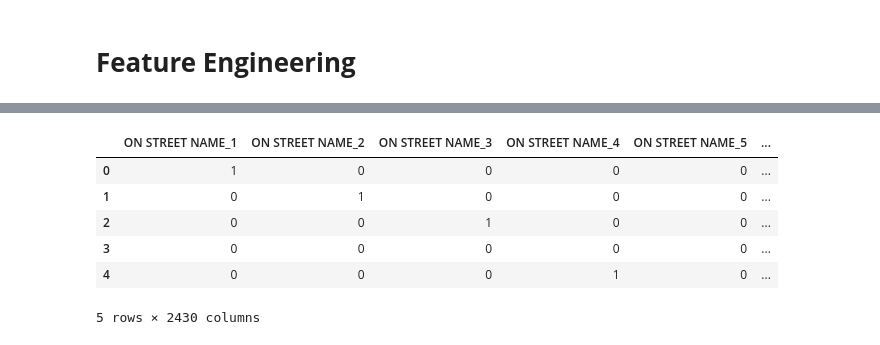
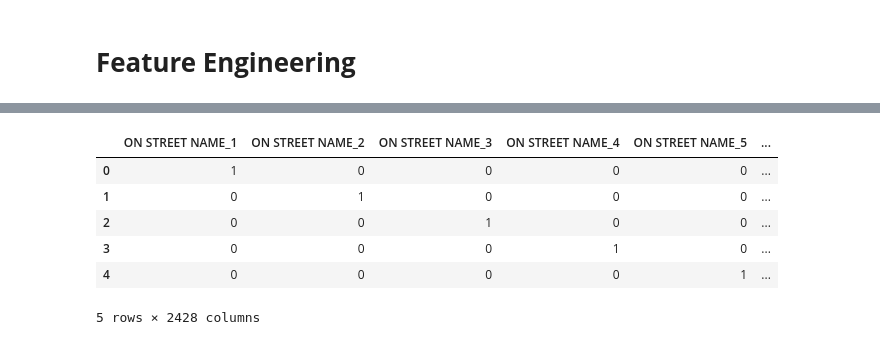
Before and after one commit to myconcordia/A2I2, a Jupyter notebook: Darts_MotorVehicle.ipynb, the cells around one changed output, grey strips where cells are left out. Drawn from its saved outputs; the diff is of its cells as text; code cells hidden in the pictures.

```diff
--- a/Darts_MotorVehicle.ipynb
+++ b/Darts_MotorVehicle.ipynb
@@ -471,16 +433,16 @@ Successfully installed category_encoders-2.6.3
 # %%
 import category_encoders as ce
 
 ohe = ce.OneHotEncoder(cols=cat_features)
-df_ohe = ohe.fit_transform(df[cat_features])
+df_ohe = ohe.fit_transform(df_sim_imputed)
 df_ohe.head()
 # %% [output]
 |  | ON STREET NAME_1 | ON STREET NAME_2 | ON STREET NAME_3 | ON STREET NAME_4 | ON STREET NAME_5 | ... |
 | 0 | 1 | 0 | 0 | 0 | 0 | ... |
 | 1 | 0 | 1 | 0 | 0 | 0 | ... |
 | 2 | 0 | 0 | 1 | 0 | 0 | ... |
-| 3 | 0 | 0 | 0 | 0 | 0 | ... |
-| 4 | 0 | 0 | 0 | 1 | 0 | ... |
+| 3 | 0 | 0 | 0 | 1 | 0 | ... |
+| 4 | 0 | 0 | 0 | 0 | 1 | ... |
-5 rows × 2430 columns
+5 rows × 2428 columns
 # %%
 #!pip install feature_engine
```
Also changed, not shown: parts of 22 cells of this notebook.
